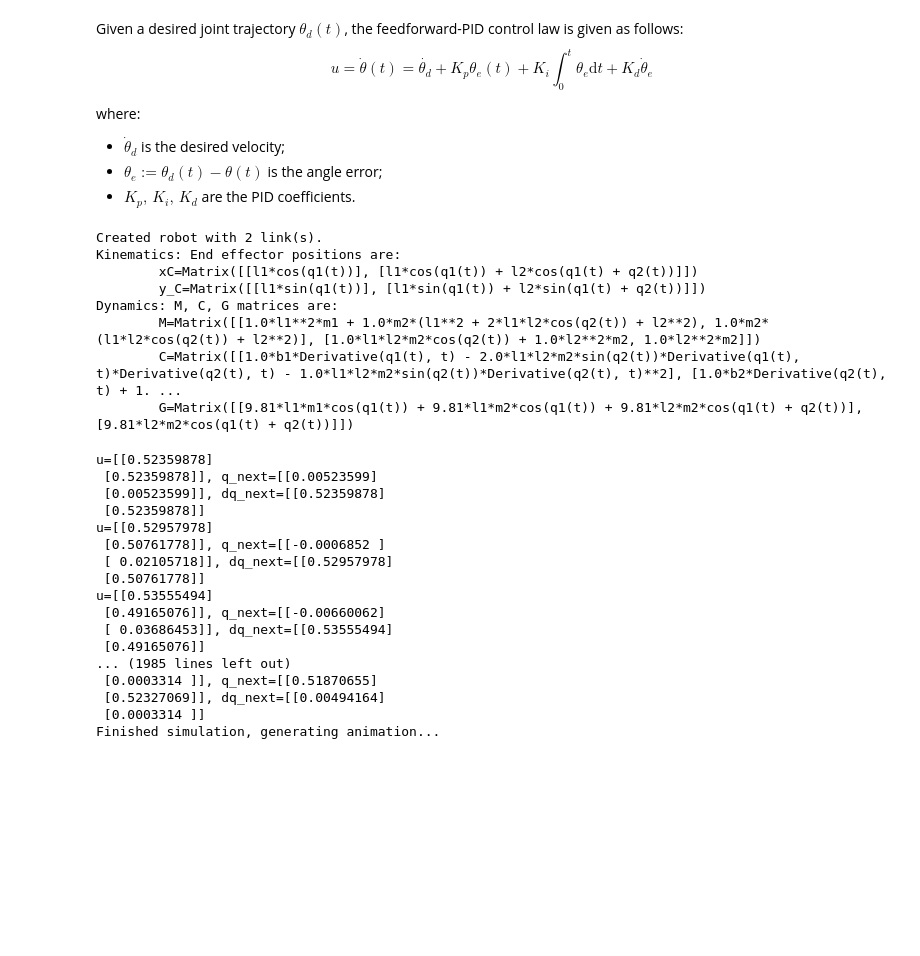
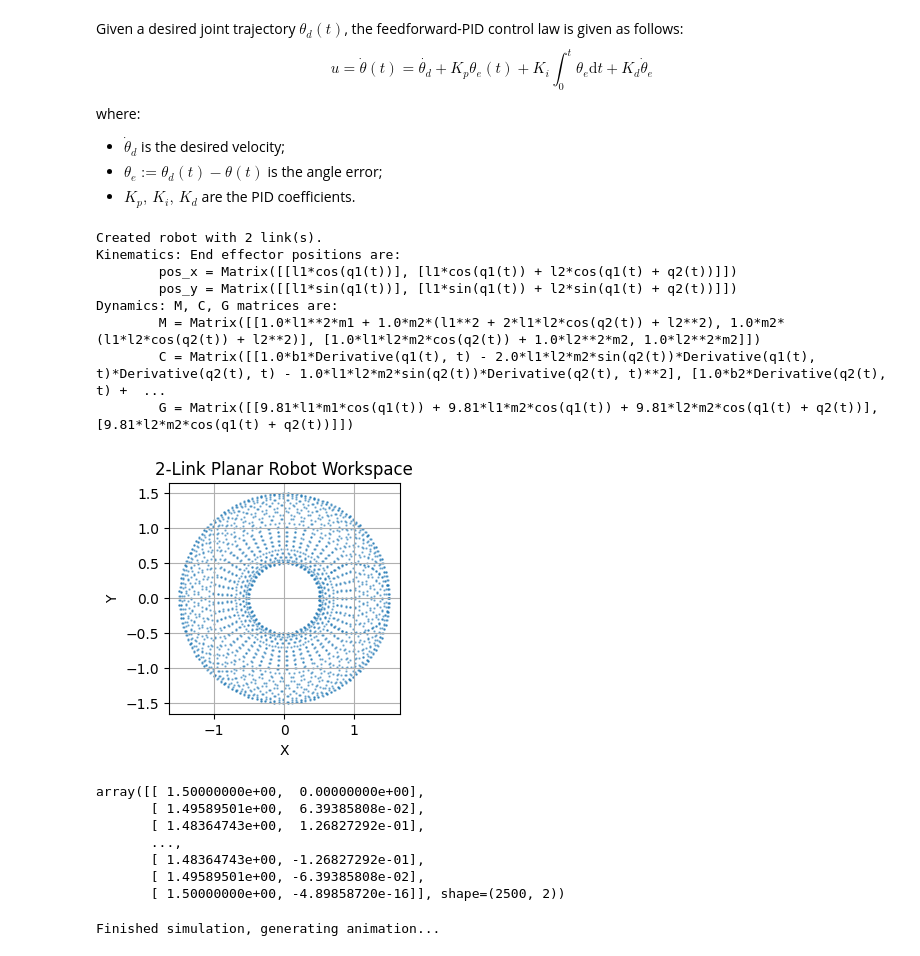
Before and after one commit to ductrivo/robot-analysis-demo, a Jupyter notebook: notebooks/demo2_DC_motor_case_velocity_control.ipynb, the cells around one changed output. Drawn from its saved outputs; the diff is of its cells as text; code cells hidden in the pictures; blank space fills up the shorter version.

```diff
--- a/notebooks/demo2_DC_motor_case_velocity_control.ipynb
+++ b/notebooks/demo2_DC_motor_case_velocity_control.ipynb
@@ -13,18 +13,30 @@ from robot_analysis.controller import FeedforwardPID
 import numpy as np
 
 links = {
-    'l': [1.0, 1.0],  # Links lengths [m]
+    'l': [1.0, 0.5],  # Links lengths [m]
     'm': [1.0, 1.0],  # Links masses [kg]
     'b': [1.0, 1.0],  # Friction coefficients
+    'velocity_max': [10.0, 10.0],
     'tau_max': [50.0, 50.0],
 }
-robot = PlanarRobotNR(links)
+robot = PlanarRobotNR(links, n_max=500)
 # %% [output]
 Created robot with 2 link(s).
 Kinematics: End effector positions are:
-        xC=Matrix([[l1*cos(q1(t))], [l1*cos(q1(t)) + l2*cos(q1(t) + q2(t))]])
-        y_C=Matrix([[l1*sin(q1(t))], [l1*sin(q1(t)) + l2*sin(q1(t) + q2(t))]])
+        pos_x = Matrix([[l1*cos(q1(t))], [l1*cos(q1(t)) + l2*cos(q1(t) + q2(t))]])
+        pos_y = Matrix([[l1*sin(q1(t))], [l1*sin(q1(t)) + l2*sin(q1(t) + q2(t))]])
 Dynamics: M, C, G matrices are:
-        M=Matrix([[1.0*l1**2*m1 + 1.0*m2*(l1**2 + 2*l1*l2*cos(q2(t)) + l2**2), 1.0*m2*(l1*l2*cos(q2(t)) + l2**2)], [1.0*l1*l2*m2*cos(q2(t)) + 1.0*l2**2*m2, 1.0*l2**2*m2]])
-        C=Matrix([[1.0*b1*Derivative(q1(t), t) - 2.0*l1*l2*m2*sin(q2(t))*Derivative(q1(t), t)*Derivative(q2(t), t) - 1.0*l1*l2*m2*sin(q2(t))*Derivative(q2(t), t)**2], [1.0*b2*Derivative(q2(t), t) + 1. ...
-        G=Matrix([[9.81*l1*m1*cos(q1(t)) + 9.81*l1*m2*cos(q1(t)) + 9.81*l2*m2*cos(q1(t) + q2(t))], [9.81*l2*m2*cos(q1(t) + q2(t))]])
+        M = Matrix([[1.0*l1**2*m1 + 1.0*m2*(l1**2 + 2*l1*l2*cos(q2(t)) + l2**2), 1.0*m2*(l1*l2*cos(q2(t)) + l2**2)], [1.0*l1*l2*m2*cos(q2(t)) + 1.0*l2**2*m2, 1.0*l2**2*m2]])
+        C = Matrix([[1.0*b1*Derivative(q1(t), t) - 2.0*l1*l2*m2*sin(q2(t))*Derivative(q1(t), t)*Derivative(q2(t), t) - 1.0*l1*l2*m2*sin(q2(t))*Derivative(q2(t), t)**2], [1.0*b2*Derivative(q2(t), t) +  ...
+        G = Matrix([[9.81*l1*m1*cos(q1(t)) + 9.81*l1*m2*cos(q1(t)) + 9.81*l2*m2*cos(q1(t) + q2(t))], [9.81*l2*m2*cos(q1(t) + q2(t))]])
+# %%
+robot.compute_work_space(resolution=50)
+# %% [output]
+[figure, added]
+array([[ 1.50000000e+00,  0.00000000e+00],
+       [ 1.49589501e+00,  6.39385808e-02],
+       [ 1.48364743e+00,  1.26827292e-01],
+       ...,
+       [ 1.48364743e+00, -1.26827292e-01],
+       [ 1.49589501e+00, -6.39385808e-02],
+       [ 1.50000000e+00, -4.89858720e-16]], shape=(2500, 2))
@@ -31,28 +49,13 @@ Dynamics: M, C, G matrices are:
 # %%
 ff_pid = FeedforwardPID(
-    setpoint=np.array([[np.pi / 6, np.pi / 3]]).T,
     t_step=robot.t_step,
+    n=2,
     u_name='velocity',
     kP=np.array([[1.0, 1.0]]).T,
+    kI=np.array([[1.0, 1.0]]).T,
 )
-data = robot.simulate(controller=ff_pid)
+data = robot.simulate(q_desired, controller=ff_pid)
 # %% [output]
-u=[[0.52359878]
- [0.52359878]], q_next=[[0.00523599]
- [0.00523599]], dq_next=[[0.52359878]
- [0.52359878]]
-u=[[0.52957978]
- [0.50761778]], q_next=[[-0.0006852 ]
- [ 0.02105718]], dq_next=[[0.52957978]
- [0.50761778]]
-u=[[0.53555494]
- [0.49165076]], q_next=[[-0.00660062]
- [ 0.03686453]], dq_next=[[0.53555494]
- [0.49165076]]
-... (1985 lines left out)
- [0.0003314 ]], q_next=[[0.51870655]
- [0.52327069]], dq_next=[[0.00494164]
- [0.0003314 ]]
 Finished simulation, generating animation...
 # %%
 plot_final(robot)
```
Also changed, not shown: parts of 5 cells of this notebook, 3 other files.
